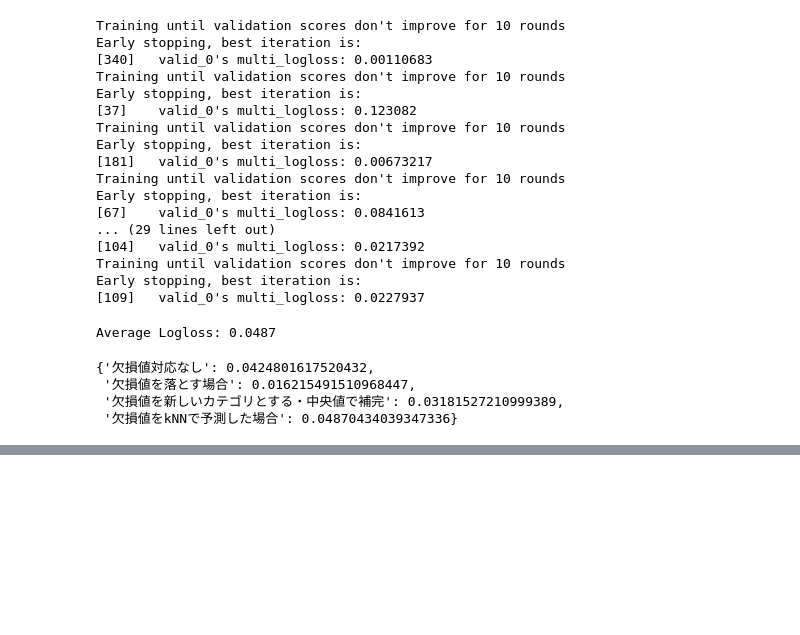
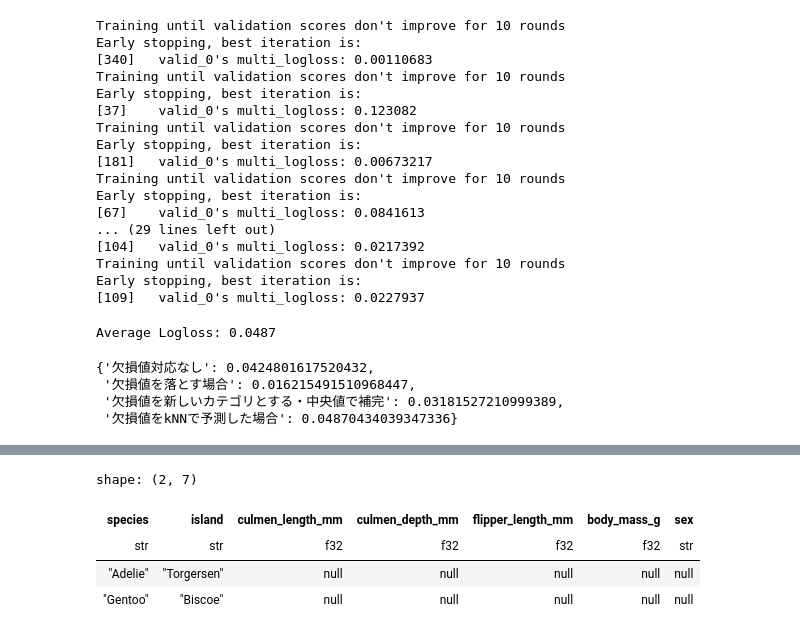
Before and after one commit to Mr-Garlic-Shrimp/TIL, a Jupyter notebook: Machine_Learning/ML_notebook-17(Missing_Value_Imputing_2).ipynb, the cells around one changed output, grey strips where cells are left out. Saved outputs shown, nothing was run; the diff lists cells and outputs as text; code cells hidden in the pictures; blank space fills up the shorter version.

```diff
--- a/Machine_Learning/ML_notebook-17(Missing_Value_Imputing_2).ipynb
+++ b/Machine_Learning/ML_notebook-17(Missing_Value_Imputing_2).ipynb
@@ -689,0 +674,8 @@ score_average_each_cases
+# %%
+df[null_index[0,-1]]
+# %% [output]
+shape: (2, 7)
+| species | island | culmen_length_mm | culmen_depth_mm | flipper_length_mm | body_mass_g | sex |
+| str | str | f32 | f32 | f32 | f32 | str |
+| "Adelie" | "Torgersen" | null | null | null | null | null |
+| "Gentoo" | "Biscoe" | null | null | null | null | null |
```
Also changed, not shown: parts of 10 cells of this notebook.
